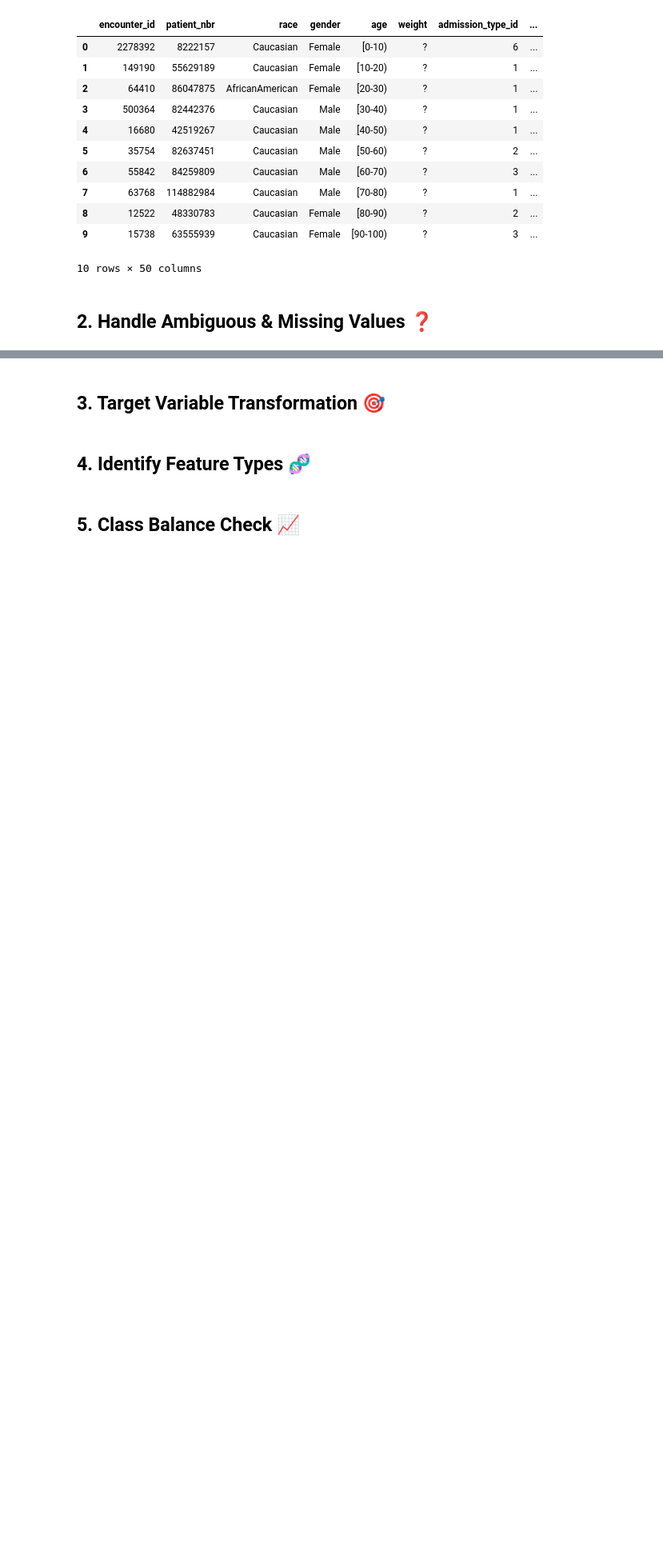
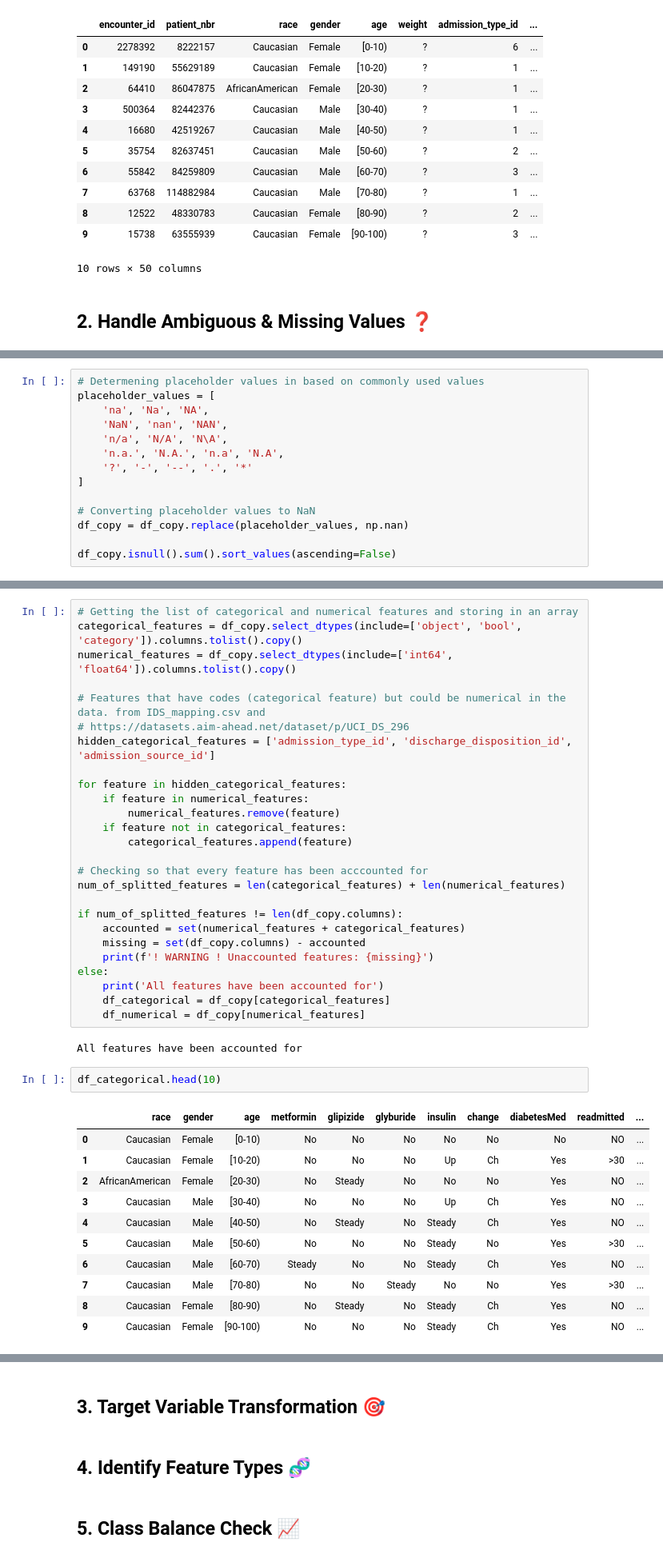
Before and after one commit to luckypantss/Diabetes-readmission-ml-pipeline, a Jupyter notebook: notebooks/02_preprocessing_and_feature_engineering.ipynb, the cells around one changed output, grey strips where cells are left out. Shown: that part at 80% size. Drawn from its saved outputs; the diff is of its cells as text; blank space fills up the shorter version.

```diff
--- a/notebooks/02_preprocessing_and_feature_engineering.ipynb
+++ b/notebooks/02_preprocessing_and_feature_engineering.ipynb
@@ -82,0 +73,14 @@ df_copy.head(10)
+# %%
+# Determening placeholder values in based on commonly used values
+placeholder_values = [
+    'na', 'Na', 'NA',
+    'NaN', 'nan', 'NAN',
+    'n/a', 'N/A', 'N\A',
+    'n.a.', 'N.A.', 'n.a', 'N.A',
+    '?', '-', '--', '.', '*'
+]
+
+# Converting placeholder values to NaN
+df_copy = df_copy.replace(placeholder_values, np.nan)
+
+df_copy.isnull().sum().sort_values(ascending=False)
@@ -82,0 +179,42 @@ df_copy.head(10)
+# %%
+# Getting the list of categorical and numerical features and storing in an array
+categorical_features = df_copy.select_dtypes(include=['object', 'bool', 'category']).columns.tolist().copy()
+numerical_features = df_copy.select_dtypes(include=['int64', 'float64']).columns.tolist().copy()
+
+# Features that have codes (categorical feature) but could be numerical in the data. from IDS_mapping.csv and
+# https://datasets.aim-ahead.net/dataset/p/UCI_DS_296
+hidden_categorical_features = ['admission_type_id', 'discharge_disposition_id', 'admission_source_id']
+
+for feature in hidden_categorical_features:
+    if feature in numerical_features:
+        numerical_features.remove(feature)
+    if feature not in categorical_features:
+        categorical_features.append(feature)
+
+# Checking so that every feature has been acccounted for
+num_of_splitted_features = len(categorical_features) + len(numerical_features)
+
+if num_of_splitted_features != len(df_copy.columns):
+    accounted = set(numerical_features + categorical_features)
+    missing = set(df_copy.columns) - accounted
+    print(f'! WARNING ! Unaccounted features: {missing}')
+else:
+    print('All features have been accounted for')
+    df_categorical = df_copy[categorical_features]
+    df_numerical = df_copy[numerical_features]
+# %% [output]
+All features have been accounted for
+# %%
+df_categorical.head(10)
+# %% [output]
+|  | race | gender | age | metformin | glipizide | glyburide | insulin | change | diabetesMed | readmitted | ... |
+| 0 | Caucasian | Female | [0-10) | No | No | No | No | No | No | NO | ... |
+| 1 | Caucasian | Female | [10-20) | No | No | No | Up | Ch | Yes | >30 | ... |
+| 2 | AfricanAmerican | Female | [20-30) | No | Steady | No | No | No | Yes | NO | ... |
+| 3 | Caucasian | Male | [30-40) | No | No | No | Up | Ch | Yes | NO | ... |
+| 4 | Caucasian | Male | [40-50) | No | Steady | No | Steady | Ch | Yes | NO | ... |
+| 5 | Caucasian | Male | [50-60) | No | No | No | Steady | No | Yes | >30 | ... |
+| 6 | Caucasian | Male | [60-70) | Steady | No | No | Steady | Ch | Yes | NO | ... |
+| 7 | Caucasian | Male | [70-80) | No | No | Steady | No | No | Yes | >30 | ... |
+| 8 | Caucasian | Female | [80-90) | No | Steady | No | Steady | Ch | Yes | NO | ... |
+| 9 | Caucasian | Female | [90-100) | No | No | No | Steady | Ch | Yes | NO | ... |
```
Also changed, not shown: parts of 21 cells of this notebook.
